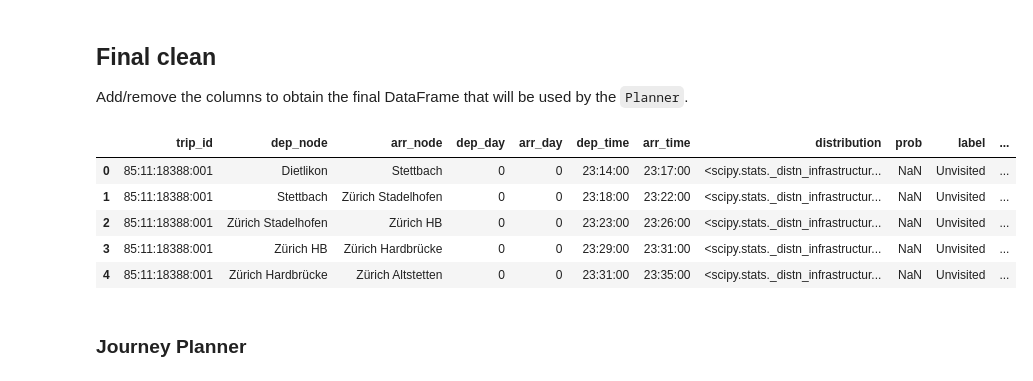
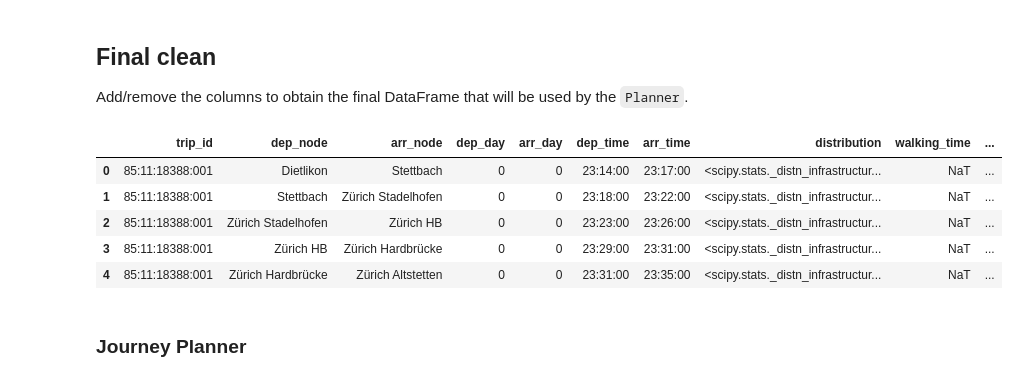
Before and after one commit to marcozov/journey_planning, a Jupyter notebook: final_project_nic.ipynb, the cells around one changed output. Drawn from its saved outputs; the diff is of its cells as text; code cells hidden in the pictures.

```diff
--- a/final_project_nic.ipynb
+++ b/final_project_nic.ipynb
@@ -300,24 +303,24 @@ Add/remove the columns to obtain the final DataFrame that will be used by the `P
 # %%
 schedule = pd.read_pickle("data/schedule_clustered.pkl")
 
 # keep only columns used by the algorithm
-schedule = schedule[["trip_id", "dep_node", "arr_node", "dep_day", "arr_day", "dep_time", "arr_time", "distribution"]]
+schedule = schedule[["trip_id", "dep_node", "arr_node", "dep_day", "arr_day", "dep_time", "arr_time", "distribution", "walking_time"]]
 
 # the prob column will store the probability of taking the edge, i.e. of taking a mean of transport at a specific time
 schedule["prob"] = np.NaN
 # the label column indicates the status of the edge
 schedule["label"] = Status.Unvisited
 # the prev_edge column indicates the previous edge taken on a path and will allow to reconstruct the whole path
 schedule["prev_edge"] = np.NaN
 
 schedule.head()
 # %% [output]
-|  | trip_id | dep_node | arr_node | dep_day | arr_day | dep_time | arr_time | distribution | prob | label | ... |
-| 0 | 85:11:18388:001 | Dietlikon | Stettbach | 0 | 0 | 23:14:00 | 23:17:00 | <scipy.stats._distn_infrastructur... | NaN | Unvisited | ... |
-| 1 | 85:11:18388:001 | Stettbach | Zürich Stadelhofen | 0 | 0 | 23:18:00 | 23:22:00 | <scipy.stats._distn_infrastructur... | NaN | Unvisited | ... |
-| 2 | 85:11:18388:001 | Zürich Stadelhofen | Zürich HB | 0 | 0 | 23:23:00 | 23:26:00 | <scipy.stats._distn_infrastructur... | NaN | Unvisited | ... |
-| 3 | 85:11:18388:001 | Zürich HB | Zürich Hardbrücke | 0 | 0 | 23:29:00 | 23:31:00 | <scipy.stats._distn_infrastructur... | NaN | Unvisited | ... |
-| 4 | 85:11:18388:001 | Zürich Hardbrücke | Zürich Altstetten | 0 | 0 | 23:31:00 | 23:35:00 | <scipy.stats._distn_infrastructur... | NaN | Unvisited | ... |
+|  | trip_id | dep_node | arr_node | dep_day | arr_day | dep_time | arr_time | distribution | walking_time | ... |
+| 0 | 85:11:18388:001 | Dietlikon | Stettbach | 0 | 0 | 23:14:00 | 23:17:00 | <scipy.stats._distn_infrastructur... | NaT | ... |
+| 1 | 85:11:18388:001 | Stettbach | Zürich Stadelhofen | 0 | 0 | 23:18:00 | 23:22:00 | <scipy.stats._distn_infrastructur... | NaT | ... |
+| 2 | 85:11:18388:001 | Zürich Stadelhofen | Zürich HB | 0 | 0 | 23:23:00 | 23:26:00 | <scipy.stats._distn_infrastructur... | NaT | ... |
+| 3 | 85:11:18388:001 | Zürich HB | Zürich Hardbrücke | 0 | 0 | 23:29:00 | 23:31:00 | <scipy.stats._distn_infrastructur... | NaT | ... |
+| 4 | 85:11:18388:001 | Zürich Hardbrücke | Zürich Altstetten | 0 | 0 | 23:31:00 | 23:35:00 | <scipy.stats._distn_infrastructur... | NaT | ... |
 # %%
 schedule.to_pickle("data/schedule_clean.pkl")
 # %% [markdown]
```
Also changed, not shown: parts of 24 cells of this notebook, 3 other files.
